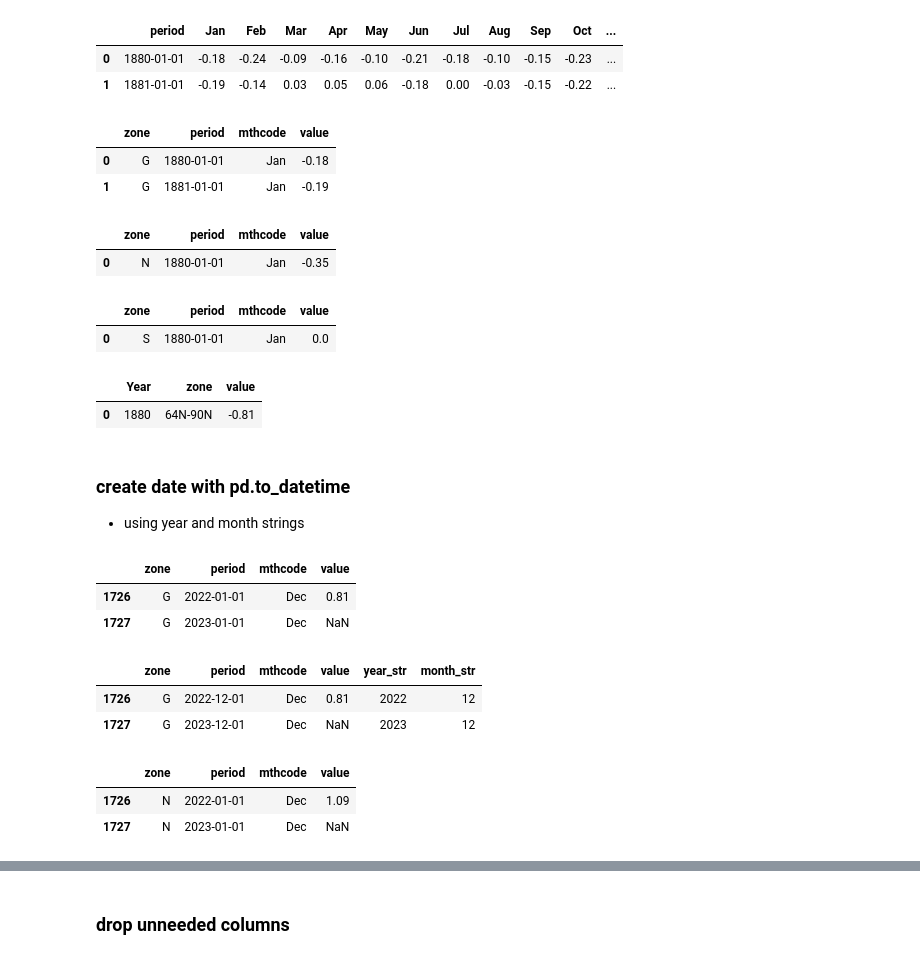
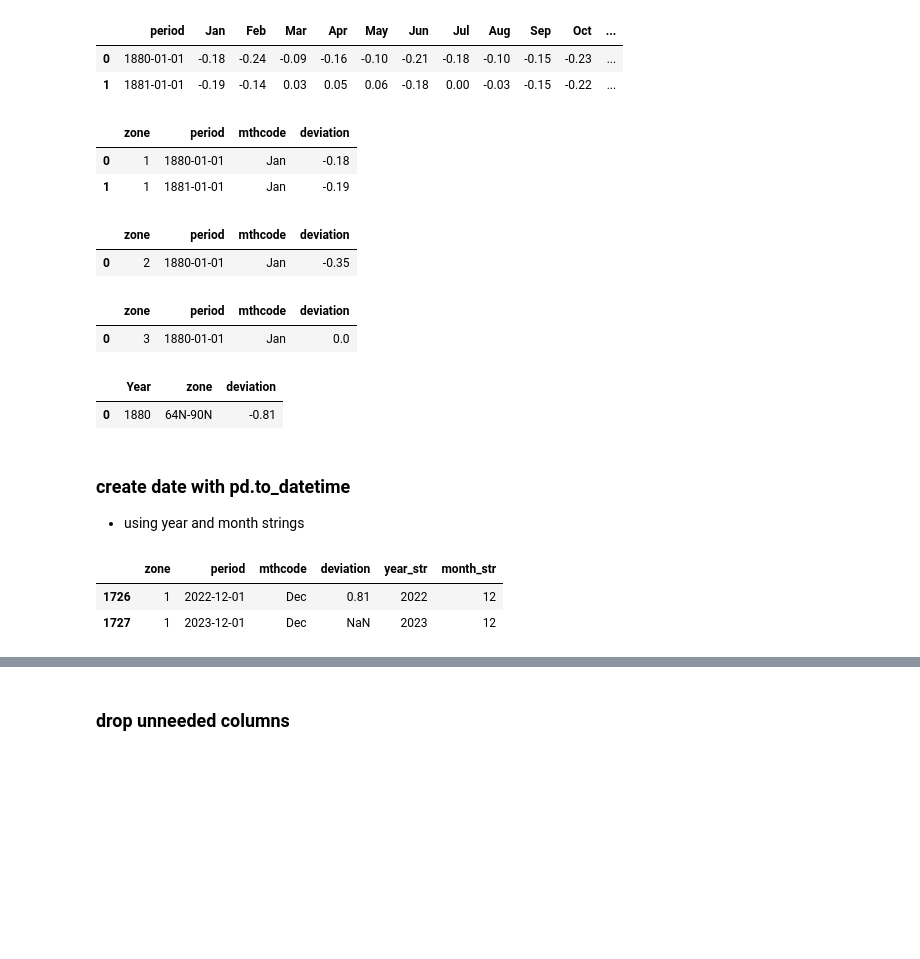
Before and after one commit to rkforest/kr-df, a Jupyter notebook: 00-data-import.ipynb, the cells around one changed output, grey strips where cells are left out. Cells and saved outputs as stored; diff of their text form; code cells hidden in the pictures; blank space fills up the shorter version.

```diff
--- a/00-data-import.ipynb
+++ b/00-data-import.ipynb
@@ -110,7 +110,7 @@ dfg = pd.read_csv(file_path,
                   na_values=['***'],
                   nrows=150)
 dfg = dfg.rename(columns={'Year': 'period'})
-dfg['zone'] = file_id[0]
+dfg['zone'] = 1 # will become Global in DB
 dfg.head(1)
 # %% [output]
 |  | period | Jan | Feb | Mar | Apr | May | Jun | Jul | Aug | Sep | Oct | ... |
@@ -238,49 +239,43 @@ dfg.head(2)
 # %%
 dfgt = pd.melt(dfg,
                id_vars=['zone','period'],
                var_name=['mthcode'],
-               value_name='value')
+               value_name='deviation')
 dfgt.head(2)
 # %% [output]
-|  | zone | period | mthcode | value |
-| 0 | G | 1880-01-01 | Jan | -0.18 |
-| 1 | G | 1881-01-01 | Jan | -0.19 |
+|  | zone | period | mthcode | deviation |
+| 0 | 1 | 1880-01-01 | Jan | -0.18 |
+| 1 | 1 | 1881-01-01 | Jan | -0.19 |
 # %%
 dfnt = pd.melt(dfn,
                id_vars=['zone','period'],
                var_name=['mthcode'],
-               value_name='value')
+               value_name='deviation')
 dfnt.head(1)
 # %% [output]
-|  | zone | period | mthcode | value |
-| 0 | N | 1880-01-01 | Jan | -0.35 |
+|  | zone | period | mthcode | deviation |
+| 0 | 2 | 1880-01-01 | Jan | -0.35 |
 # %%
 dfst = pd.melt(dfs,
                id_vars=['zone','period'],
                var_name=['mthcode'],
-               value_name='value')
+               value_name='deviation')
 dfst.head(1)
 # %% [output]
-|  | zone | period | mthcode | value |
-| 0 | S | 1880-01-01 | Jan | 0.0 |
+|  | zone | period | mthcode | deviation |
+| 0 | 3 | 1880-01-01 | Jan | 0.0 |
 # %%
 dfzt = pd.melt(dfz,
              id_vars=['Year'],
              var_name=['zone'],
-             value_name='value')
+             value_name='deviation')
 dfzt.head(1)
 # %% [output]
-|  | Year | zone | value |
+|  | Year | zone | deviation |
 | 0 | 1880 | 64N-90N | -0.81 |
 # %% [markdown]
 ### create date with pd.to_datetime
 - using year and month strings
-# %%
-dfgt.tail(2)
-# %% [output]
-|  | zone | period | mthcode | value |
-| 1726 | G | 2022-01-01 | Dec | 0.81 |
-| 1727 | G | 2023-01-01 | Dec | NaN |
 # %%
 dfgt['year_str'] = dfgt['period'].dt.strftime('%Y') # create year string
 dfgt['month_str'] = pd.to_datetime(dfgt['mthcode'], format='%b').dt.strftime('%m') # create month string
@@ -288,15 +283,9 @@ dfgt['period'] = pd.to_datetime(dfgt['year_str'] + dfgt['month_str'], format='%Y
 # %%
 dfgt.tail(2)
 # %% [output]
-|  | zone | period | mthcode | value | year_str | month_str |
-| 1726 | G | 2022-12-01 | Dec | 0.81 | 2022 | 12 |
-| 1727 | G | 2023-12-01 | Dec | NaN | 2023 | 12 |
+|  | zone | period | mthcode | deviation | year_str | month_str |
+| 1726 | 1 | 2022-12-01 | Dec | 0.81 | 2022 | 12 |
+| 1727 | 1 | 2023-12-01 | Dec | NaN | 2023 | 12 |
-# %%
-dfnt.tail(2)
-# %% [output]
-|  | zone | period | mthcode | value |
-| 1726 | N | 2022-01-01 | Dec | 1.09 |
-| 1727 | N | 2023-01-01 | Dec | NaN |
 # %%
 dfnt['year_str'] = dfnt['period'].dt.strftime('%Y') # create year string
 dfnt['month_str'] = pd.to_datetime(dfnt['mthcode'], format='%b').dt.strftime('%m') # create month string
```
Also changed, not shown: parts of 24 cells of this notebook, 7 other files.
